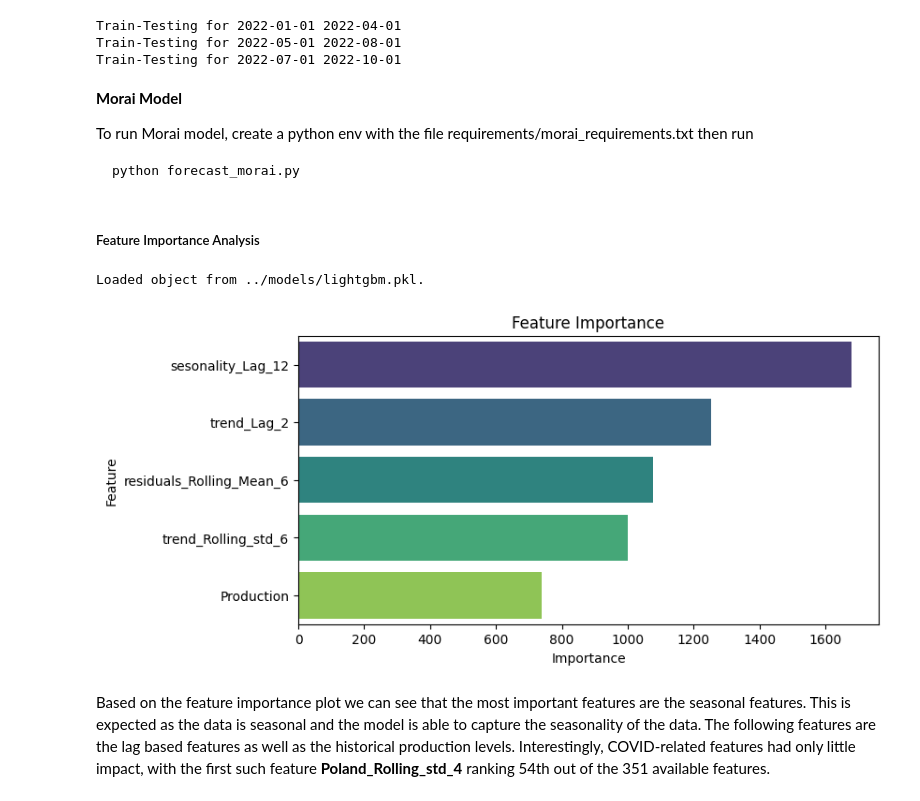
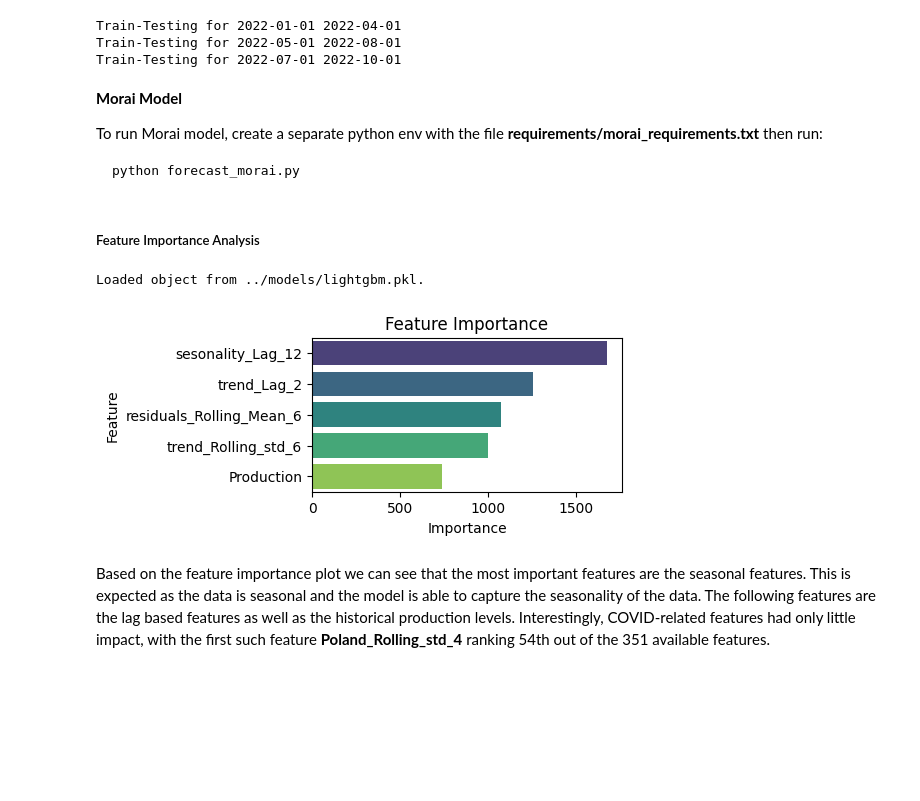
Before and after one commit to john2408/project_data_analytics, a Jupyter notebook: reports/report.ipynb, the cells around one changed output. Saved outputs shown, nothing was run; the diff lists cells and outputs as text; code cells hidden in the pictures; blank space fills up the shorter version.

````diff
--- a/reports/report.ipynb
+++ b/reports/report.ipynb
@@ -349,7 +352,7 @@ Train-Testing for 2022-07-01 2022-10-01
 # %% [markdown]
 **Morai Model**
 
-To run Morai model, create a python env with the file requirements/morai_requirements.txt then run
+To run Morai model, create a separate python env with the file **requirements/morai_requirements.txt** then run:
 
 ```bash
 python forecast_morai.py
@@ -366,10 +369,10 @@ df_result_morai = pd.read_parquet("../data/forecasts/morai_forecast.parquet")
 # %%
 # TODO: Analyze COVID Impact
 model_path="../models/lightgbm.pkl"
-feature_importance_df = feature_importance_analysis(model_path=model_path, top=5)
+feature_importance_df = feature_importance_analysis(model_path=model_path, top=5, figsize=(4,2))
 # %% [output]
 Loaded object from ../models/lightgbm.pkl.
-[figure, old version]
+[figure, new version]
 # %% [markdown]
 Based on the feature importance plot we can see that the most important features are the seasonal features. This is expected as the data is seasonal and the model is able to capture the seasonality of the data. The following features are the lag based features as well as the historical production levels. Interestingly, COVID-related features had only little impact, with the first such feature **Poland_Rolling_std_4** ranking 54th out of the 351 available features.
 # %% [markdown]
````
Also changed, not shown: parts of 29 cells of this notebook, 3 other files.
